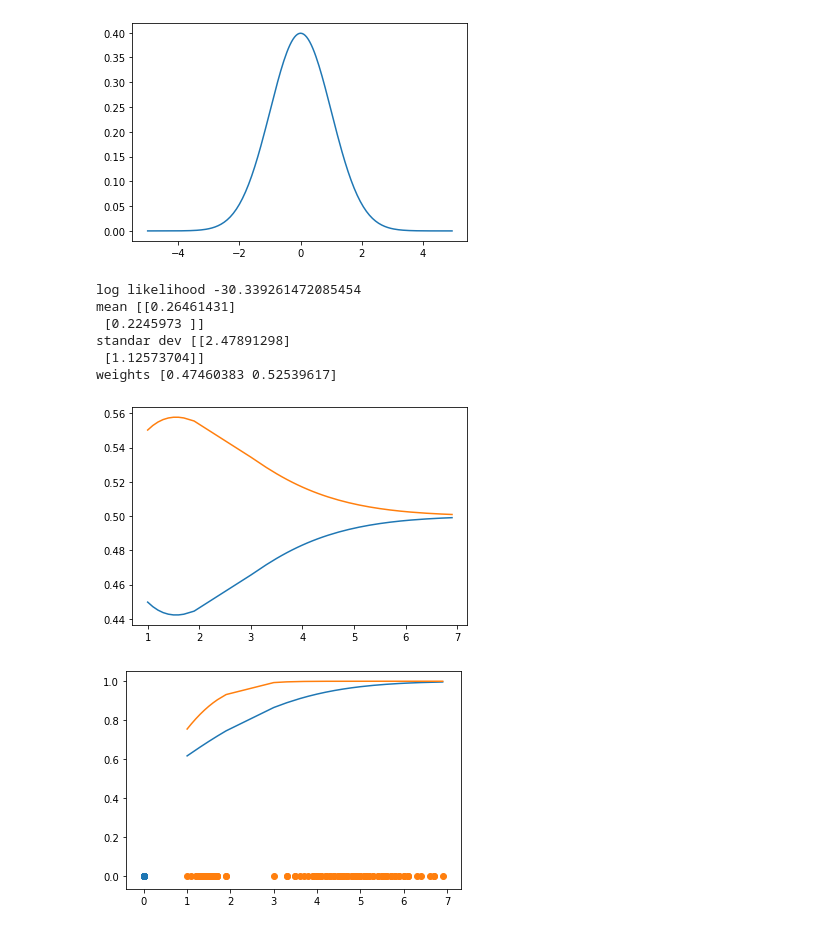
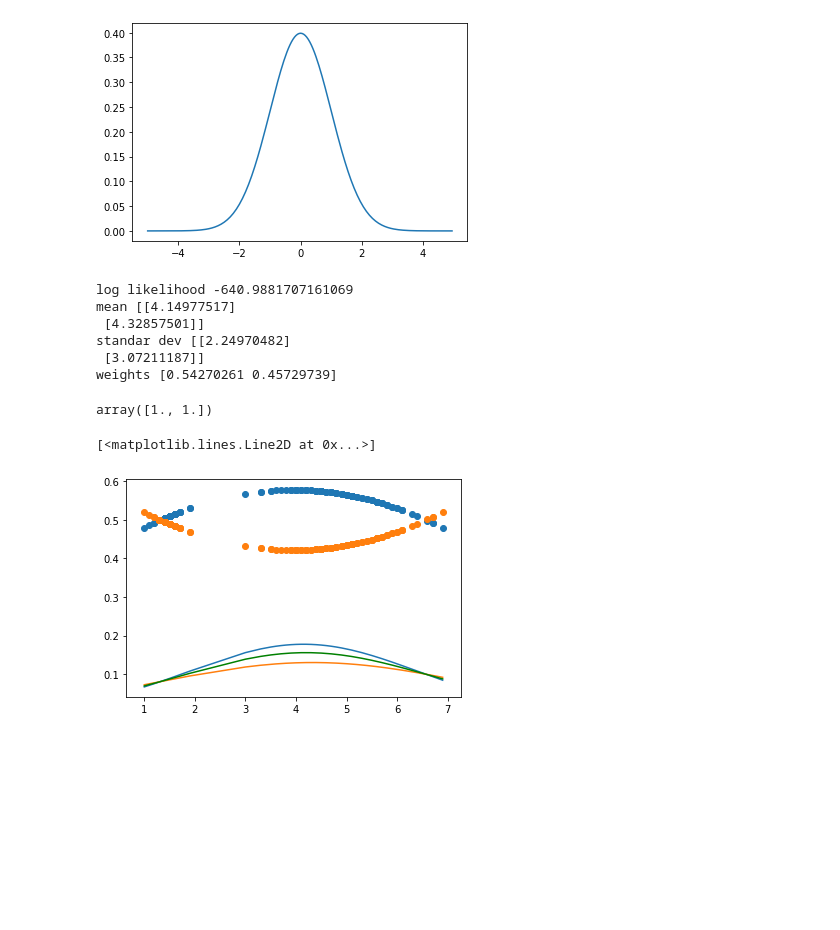
Before and after one commit to smrutijz/exploration, a Jupyter notebook: gaussian/simple em model.ipynb, the cells around one changed output. Saved outputs shown, nothing was run; the diff lists cells and outputs as text; code cells hidden in the pictures; blank space fills up the shorter version.

```diff
--- a/gaussian/simple em model.ipynb
+++ b/gaussian/simple em model.ipynb
@@ -47,7 +47,7 @@ class gmm():
     def probility(self, mu, sigma):
         prob = np.empty((0, self.m), np.float64)
         for i in range(self.k):
-            p = scipy.stats.norm(mu[i], sigma[i]).cdf(self.data)
+            p = scipy.stats.norm(mu[i], sigma[i]).pdf(self.data)
             prob = np.append(prob, p, axis=0)
         return prob
 
@@ -60,7 +60,6 @@ class gmm():
             b = (self.prob[idx, :] * self.prior[idx]).sum(axis=0).reshape(1, -1)
             pp = a/(a + b)
             post_prob = np.append(post_prob, pp, axis=0)
-        post_prob = post_prob/post_prob.sum(axis=0)
         return post_prob
 
     def log_likelihood(self, prob):
@@ -111,7 +110,7 @@ class gmm():
 # %%
 X = np.sort(data[:, 2])
 model_list = []
-for i in range(1000):
+for i in range(100):
     model_list.append(gmm(k=2, data=X))
     model_list[i].fit(10, verbose = False)
 # %%
@@ -126,20 +125,28 @@ print("mean", model.mu)
 print("standar dev", model.sigma)
 print("weights", model.prior)
 # %% [output]
-log likelihood -30.339261472085454
-mean [[0.26461431]
- [0.2245973 ]]
-standar dev [[2.47891298]
- [1.12573704]]
-weights [0.47460383 0.52539617]
+log likelihood -640.9881707161069
+mean [[4.14977517]
+ [4.32857501]]
+standar dev [[2.24970482]
+ [3.07211187]]
+weights [0.54270261 0.45729739]
+# %%
+(model.post_prob / model.post_prob.sum(axis=1).reshape(-1, 1)).sum(axis=1)
+# %% [output]
+array([1., 1.])
+# %%
+for i in range(model.k):
+    if i == 0:
+        wx = model.prior[i] * model.prob[i]
+    else:
+        wx += model.prior[i] * model.prob[i]
 # %%
 for i in range(model.k):
-    plt.plot(X, model.post_prob[i])
+    plt.plot(X, model.prob[i])
+    plt.scatter(X, model.post_prob[i])
+    #plt.scatter(((model.post_prob.T>0.5) * X.reshape(-1,1))[:,i], np.zeros(X.shape[0]))
+plt.plot(X, wx, c="green")
 # %% [output]
+[<matplotlib.lines.Line2D at 0x...>]
-[figure, old version]
+[figure, new version]
-# %%
-for i in range(model.k):
-    plt.plot(X, model.prob[i])
-    plt.scatter(((model.post_prob.T>0.5) * X.reshape(-1,1))[:,i], np.zeros(X.shape[0]))
-# %% [output]
-[figure, removed]
```
Also changed, not shown: parts of 4 cells of this notebook, 2 other files.
